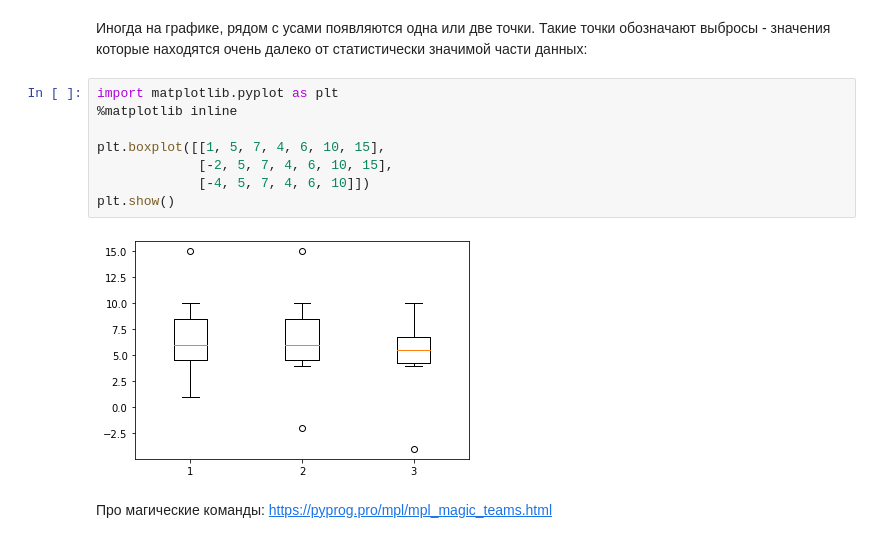
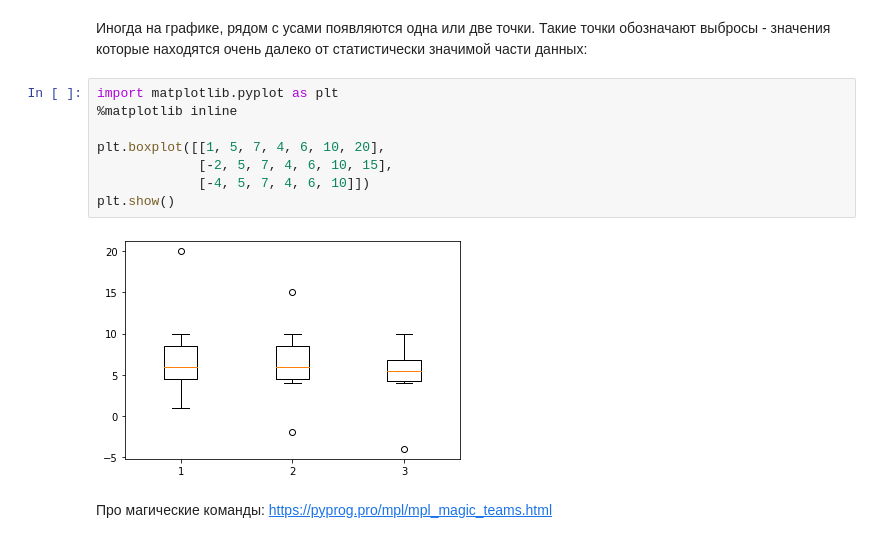
Before and after one commit to dm-fedorov/matplotlib_basic, a Jupyter notebook: 1. simple.ipynb, the cells around one changed output. Saved outputs shown, nothing was run; the diff lists cells and outputs as text.

```diff
--- a/1. simple.ipynb
+++ b/1. simple.ipynb
@@ -193,12 +193,12 @@ plt.show()
 # %%
 import matplotlib.pyplot as plt
 %matplotlib inline
 
-plt.boxplot([[1, 5, 7, 4, 6, 10, 15],
+plt.boxplot([[1, 5, 7, 4, 6, 10, 20],
              [-2, 5, 7, 4, 6, 10, 15],
              [-4, 5, 7, 4, 6, 10]])
 plt.show()
 # %% [output]
-[figure, old version]
+[figure, new version]
 # %% [markdown]
 Про магические команды: https://pyprog.pro/mpl/mpl_magic_teams.html
```
Also changed, not shown: 1 other file.
